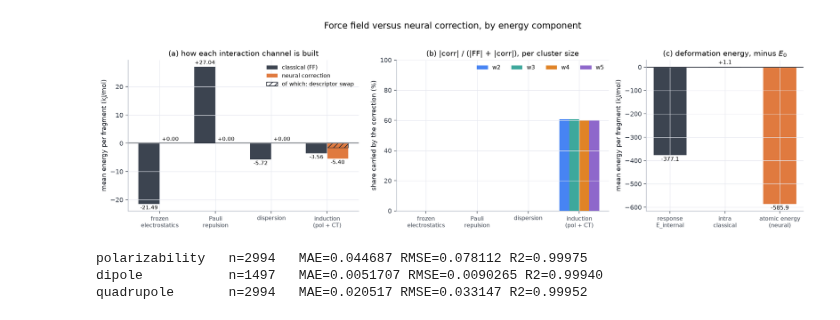
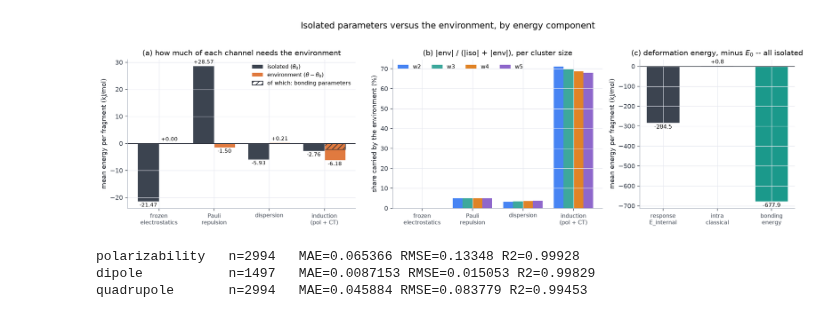
Before and after one commit to heindelj/rsfff, a Jupyter notebook: notebooks/eda_rsff_plotting.ipynb, the cells around one changed output. Cells and saved outputs as stored; diff of their text form; code cells hidden in the pictures.

```diff
--- a/notebooks/eda_rsff_plotting.ipynb
+++ b/notebooks/eda_rsff_plotting.ipynb
@@ -219,15 +259,21 @@ def pool_fragments_to_frames(values, batch):
     f2b = fragment_to_system(batch)
     return values.new_zeros(batch.n_systems).index_add_(0, f2b, values)
 # %%
-model, cfg, state, stage_name, device = load_unified_checkpoint()
+model, cfg, state, stage_name, device = load_expert_checkpoint()
 datasets = load_cluster_datasets(cfg)
 anchor = load_extxyz(cfg.data.monomer_path, dtype=torch.get_default_dtype()) if cfg.data.monomer_path else None
 h2o_reference_energy = reference_species_energy()
 
+n_all = sum(p.numel() for p in model.parameters())
+n_env = sum(p.numel() for _n, p in env_parameters(model))
+
 print(f"checkpoint: {CHECKPOINT}")
-print(f"stage: {stage_name or 'single'}")
+print(f"stage: {stage_name or 'single'}    run_name: {cfg.run_name}")
 print(f"epoch: {state.get('epoch', 'unknown')}    val_loss: {state.get('val_loss', float('nan')):.6g}")
 print(f"device: {device}    dtype: {cfg.dtype}")
+print(f"experts: {sorted(model.experts.experts)}   induction: {model.induction}")
+print(f"parameters: {n_all}, of which {n_env} ({100 * n_env / n_all:.1f}%) in the environment slot")
+print(f"env_penalty_weight: {cfg.expert.env_penalty_weight}")
 print(f"{REFERENCE_SPECIES} reference: {h2o_reference_energy:.12f} Ha from {ISOLATED_SPECIES_REFERENCE}")
 print("datasets:", {tag: len(ds) for tag, ds in datasets.items()})
 if anchor is not None:
@@ -601,28 +686,28 @@ onebody        -376.0543   -585.9318       60.9%           -          -
 # %%
-def plot_ff_vs_correction(split, path=None):
+def plot_isolated_vs_env(split, path=None):
     tags = [t for t in ("w2", "w3", "w4", "w5") if t in set(split["tag"])]
-    terms = [(k, l) for k, l in SPLIT_TERMS if f"{k}|ff" in split]
+    terms = [(k, l) for k, l in SPLIT_TERMS if f"{k}|iso" in split]
     x = np.arange(len(terms))
     fig, axes = plt.subplots(1, 3, figsize=(14.5, 4.2),
                              gridspec_kw={"width_ratios": [1.25, 1.15, 0.85]})
 
     ax = axes[0]
     width = 0.38
-    ff = [split[f"{k}|ff"].mean() for k, _ in terms]
-    corr = [split[f"{k}|corr"].mean() for k, _ in terms]
-    ax.bar(x - width / 2, ff, width, color=FF_COLOR, label="classical (FF)")
-    ax.bar(x + width / 2, corr, width, color=CORR_COLOR, label="neural correction")
-    # Drawn over the correction bar rather than beside it, because it is a *part* of that
-    # bar: the share of the correction that the bare descriptor swap already accounts for.
+    iso = [split[f"{k}|iso"].mean() for k, _ in terms]
+    env = [split[f"{k}|env"].mean() for k, _ in terms]
+    ax.bar(x - width / 2, iso, width, color=ISO_COLOR, label=r"isolated ($\theta_0$)")
+    ax.bar(x + width / 2, env, width, color=ENV_COLOR, label=r"environment ($\theta-\theta_0$)")
+    # Drawn over the environment bar rather than beside it, because it is a *part* of it: the
+    # share carried by the bonding parameters rather than by a relaxation of the multipoles.
     swap_drawn = False
     for xi, (k, _label) in enumerate(terms):
         if f"{k}|swap" not in split:
             continue
         ax.bar(xi + width / 2, split[f"{k}|swap"].mean(), width, facecolor="none",
                edgecolor="#242934", hatch="///", lw=0.9,
-               label=None if swap_drawn else "of which: descriptor swap")
+               label=None if swap_drawn else "of which: bonding parameters")
         swap_drawn = True
-    for xi, (a, b) in enumerate(zip(ff, corr)):
+    for xi, (a, b) in enumerate(zip(iso, env)):
         for dx, v in ((-width / 2, a), (width / 2, b)):
             ax.annotate(f"{v:+.2f}", (xi + dx, v), ha="center", fontsize=7.5,
                         va="bottom" if v >= 0 else "top",
@@ -631,7 +716,7 @@ def plot_ff_vs_correction(split, path=None):
     ax.set_xticks(x)
     ax.set_xticklabels([l for _, l in terms], fontsize=8)
     ax.set_ylabel("mean energy per fragment (kJ/mol)")
-    ax.set_title("(a) how each interaction channel is built")
+    ax.set_title("(a) how much of each channel needs the environment")
     ax.legend(frameon=False, fontsize=8)
 
     ax = axes[1]
@@ -640,46 +725,49 @@ def plot_ff_vs_correction(split, path=None):
         m = split["tag"] == tag
         share = []
         for k, _ in terms:
-            a = np.abs(split[f"{k}|ff"][m]).mean()
-            b = np.abs(split[f"{k}|corr"][m]).mean()
+            a = np.abs(split[f"{k}|iso"][m]).mean()
+            b = np.abs(split[f"{k}|env"][m]).mean()
             share.append(100.0 * b / max(a + b, 1e-30))
         ax.bar(x + (j - (len(tags) - 1) / 2) * width, share, width,
                color=PALETTE.get(tag, "#555"), alpha=0.85, label=tag)
     ax.set_xticks(x)
     ax.set_xticklabels([l for _, l in terms], fontsize=8)
-    ax.set_ylim(0, 100)
-    ax.set_ylabel("share carried by the correction (%)")
-    ax.set_title("(b) |corr| / (|FF| + |corr|), per cluster size")
+    ax.set_ylabel("share carried by the environment (%)")
+    # A share that *grows* with cluster size is the signature of real many-body physics; one
+    # that is already large on w2, where there is none, is the environment slot doing two-body
+    # work the isolated parameters should be doing.
+    ax.set_title("(b) |env| / (|iso| + |env|), per cluster size")
     ax.legend(frameon=False, fontsize=8, ncol=len(tags))
 
     ax = axes[2]
-    pieces = [("onebody|internal", "response\nE_internal", FF_COLOR),
-              ("onebody|intra_ff", "intra\nclassical", "#7f8794"),
-              ("onebody|corr", "atomic energy\n(neural)", CORR_COLOR)]
+    pieces = [("onebody|internal", "response\nE_internal", ISO_COLOR),
+              ("onebody|intra", "intra\nclassical", "#7f8794"),
+              ("onebody|bond", "bonding\nenergy", "#1b998b")]
     values = [split[k].mean() for k, _, _ in pieces]
     ax.bar(np.arange(len(pieces)), values, 0.6, color=[c for _, _, c in pieces])
     for i, v in enumerate(values):
         ax.annotate(f"{v:+.1f}", (i, v), ha="center", fontsize=8,
                     va="bottom" if v >= 0 else "top",
                     xytext=(0, 2 if v >= 0 else -2), textcoords="offset points")
     ax.axhline(0.0, color="#242934", lw=0.9)
     ax.set_xticks(np.arange(len(pieces)))
     ax.set_xticklabels([l for _, l, _ in pieces], fontsize=8)
     ax.set_ylabel("mean energy per fragment (kJ/mol)")
-    ax.set_title("(c) deformation energy, minus $E_0$")
+    # No environment bar here, and that is the point: every term in this panel reads theta_0.
+    ax.set_title("(c) deformation energy, minus $E_0$ -- all isolated")
 
-    fig.suptitle("Force field versus neural correction, by energy component",
+    fig.suptitle("Isolated parameters versus the environment, by energy component",
                  y=1.03, fontsize=13)
     fig.tight_layout()
     if path:
         fig.savefig(path, bbox_inches="tight")
     return fig
 
 
-fig = plot_ff_vs_correction(split, path=FIGDIR / f"{FIGPREFIX}_ff_vs_correction.png")
+fig = plot_isolated_vs_env(split, path=FIGDIR / f"{FIGPREFIX}_isolated_vs_environment.png")
 plt.show()
 # %% [output]
-[figure, old version]
+[figure, new version]
 # %%
 def collect_response_properties(model, anchor, device, batch_size=BATCH_SIZE):
     if anchor is None:
@@ -697,7 +785,11 @@ def collect_response_properties(model, anchor, device, batch_size=BATCH_SIZE):
     for start in range(0, len(anchor), batch_size):
         batch = anchor.flat_batch(range(start, min(start + batch_size, len(anchor)))).to(device)
         with torch.no_grad():
-            out = model(batch, with_polarizability=True)
+            # `with_induction=False` for the same reason the training anchor uses it: a
+            # lone fragment still relaxes against its own field, where ALMO-EDA reports
+            # exactly zero. The polarizability and multipoles come off the frozen solve
+            # either way, so this only removes an artifact and a coupled solve.
+            out = model(batch, with_polarizability=True, with_induction=False)
         if out.polarizability is not None and batch.polarizability is not None:
             pred_a = to_np(out.polarizability)[:, tri[0], tri[1]] / (BOHR_ANG ** 2)
             ref_a = to_np(batch.polarizability)[:, tri[0], tri[1]] / (BOHR_ANG ** 2)
@@ -741,9 +833,9 @@ for key, d in properties.items():
     mae, rmse, r2 = metrics(d["ref"], d["pred"])
     print(f"{key:<16} n={len(d['ref']):<6} MAE={mae:.5g} RMSE={rmse:.5g} R2={r2:.5f}")
 # %% [output]
-polarizability   n=2994   MAE=0.044687 RMSE=0.078112 R2=0.99975
-dipole           n=1497   MAE=0.0051707 RMSE=0.0090265 R2=0.99940
-quadrupole       n=2994   MAE=0.020517 RMSE=0.033147 R2=0.99952
+polarizability   n=2994   MAE=0.065366 RMSE=0.13348 R2=0.99928
+dipole           n=1497   MAE=0.0087153 RMSE=0.015053 R2=0.99829
+quadrupole       n=2994   MAE=0.045884 RMSE=0.083779 R2=0.99453
 # %%
 def plot_property_correlations(properties, path=None):
     labels = {
```
Also changed, not shown: parts of 20 cells of this notebook, 8 other files.
